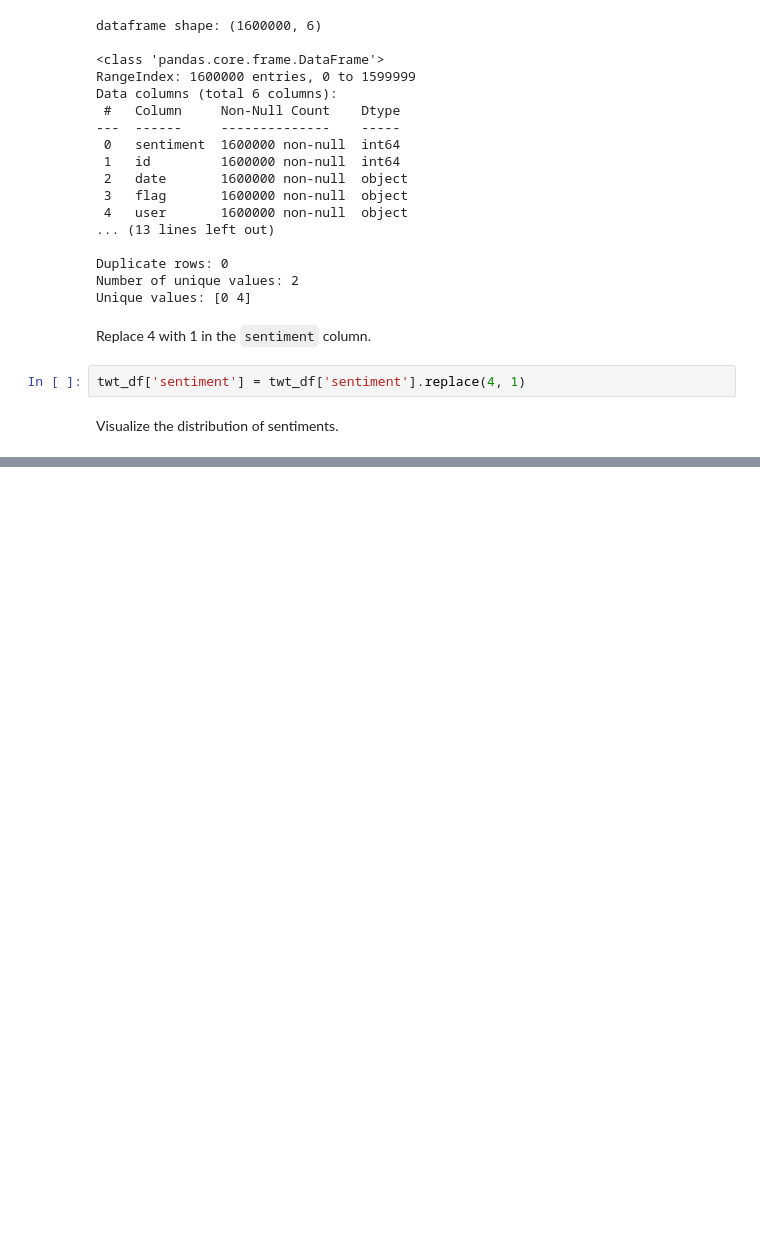
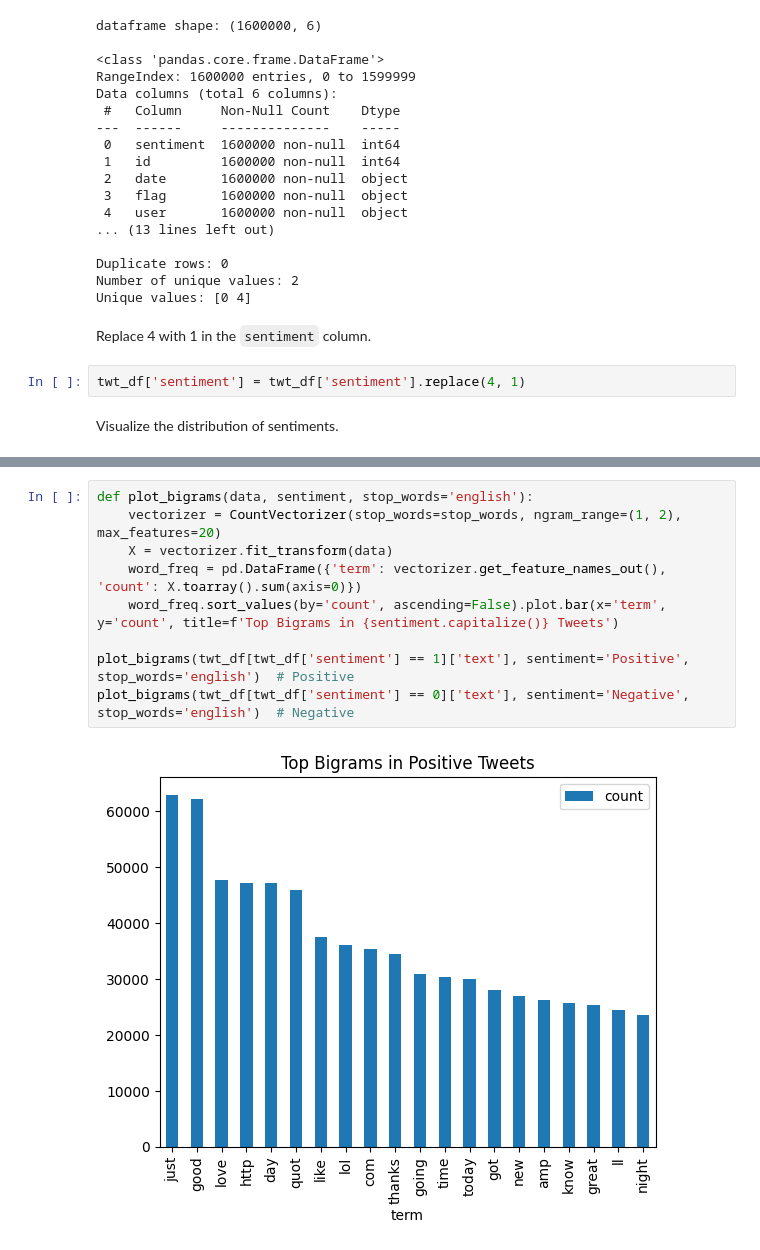
Before and after one commit to julsCadenas/DS-ML-Projects, a Jupyter notebook: TwtSentimentAnalysis/notebooks/eda_twt.ipynb, the cells around one changed output, grey strips where cells are left out. Saved outputs shown, nothing was run; the diff lists cells and outputs as text; blank space fills up the shorter version.

```diff
--- a/TwtSentimentAnalysis/notebooks/eda_twt.ipynb
+++ b/TwtSentimentAnalysis/notebooks/eda_twt.ipynb
@@ -119,0 +130,11 @@ plt.show()
+# %%
+def plot_bigrams(data, sentiment, stop_words='english'):
+    vectorizer = CountVectorizer(stop_words=stop_words, ngram_range=(1, 2), max_features=20)
+    X = vectorizer.fit_transform(data)
+    word_freq = pd.DataFrame({'term': vectorizer.get_feature_names_out(), 'count': X.toarray().sum(axis=0)})
+    word_freq.sort_values(by='count', ascending=False).plot.bar(x='term', y='count', title=f'Top Bigrams in {sentiment.capitalize()} Tweets')
+
+plot_bigrams(twt_df[twt_df['sentiment'] == 1]['text'], sentiment='Positive', stop_words='english')  # Positive
+plot_bigrams(twt_df[twt_df['sentiment'] == 0]['text'], sentiment='Negative', stop_words='english')  # Negative
+# %% [output]
+[figure, added]
```
Also changed, not shown: parts of 14 cells of this notebook.
